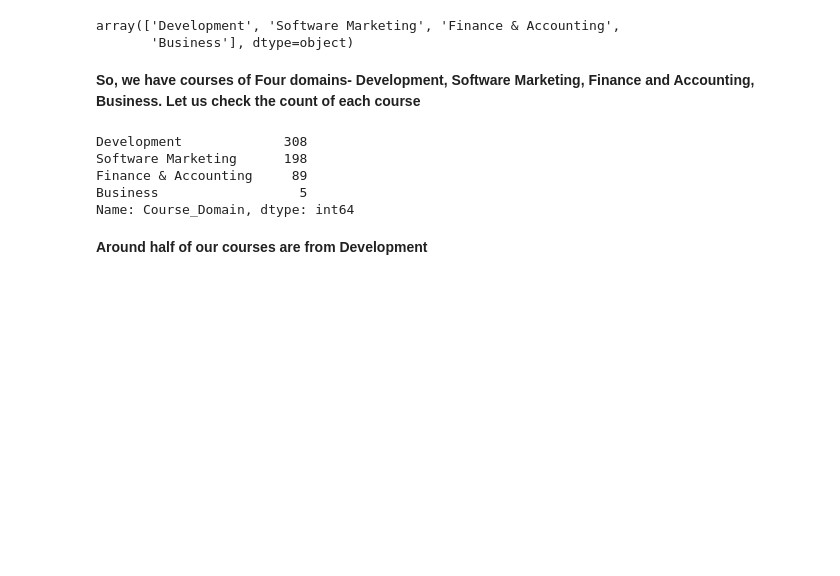
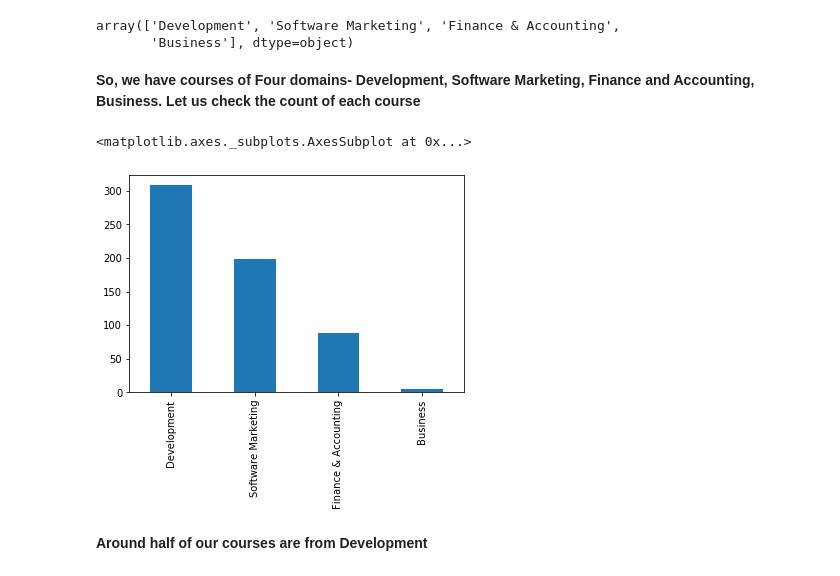
Before and after one commit to iasarthak/AV-Bootcamp-ML-Hackathon, a Jupyter notebook: EDA.ipynb, the cells around one changed output. Drawn from its saved outputs; the diff is of its cells as text; code cells hidden in the pictures; blank space fills up the shorter version.

```diff
--- a/EDA.ipynb
+++ b/EDA.ipynb
@@ -326,13 +350,10 @@ array(['Development', 'Software Marketing', 'Finance & Accounting',
 # %% [markdown]
 **So, we have courses of Four domains- Development, Software Marketing, Finance and Accounting, Business. Let us check the count of each course**
 # %%
-train.groupby("Course_ID")["Course_Domain"].unique().apply(lambda x:x[0]).value_counts()
+train.groupby("Course_ID")["Course_Domain"].unique().apply(lambda x:x[0]).value_counts().plot(kind='bar')
 # %% [output]
-Development             308
-Software Marketing      198
-Finance & Accounting     89
-Business                  5
-Name: Course_Domain, dtype: int64
+<matplotlib.axes._subplots.AxesSubplot at 0x...>
+[figure, added]
 # %% [markdown]
 **Around half of our courses are from Development**
 # %% [markdown]
```
Also changed, not shown: parts of 30 cells of this notebook, 3 other files.
